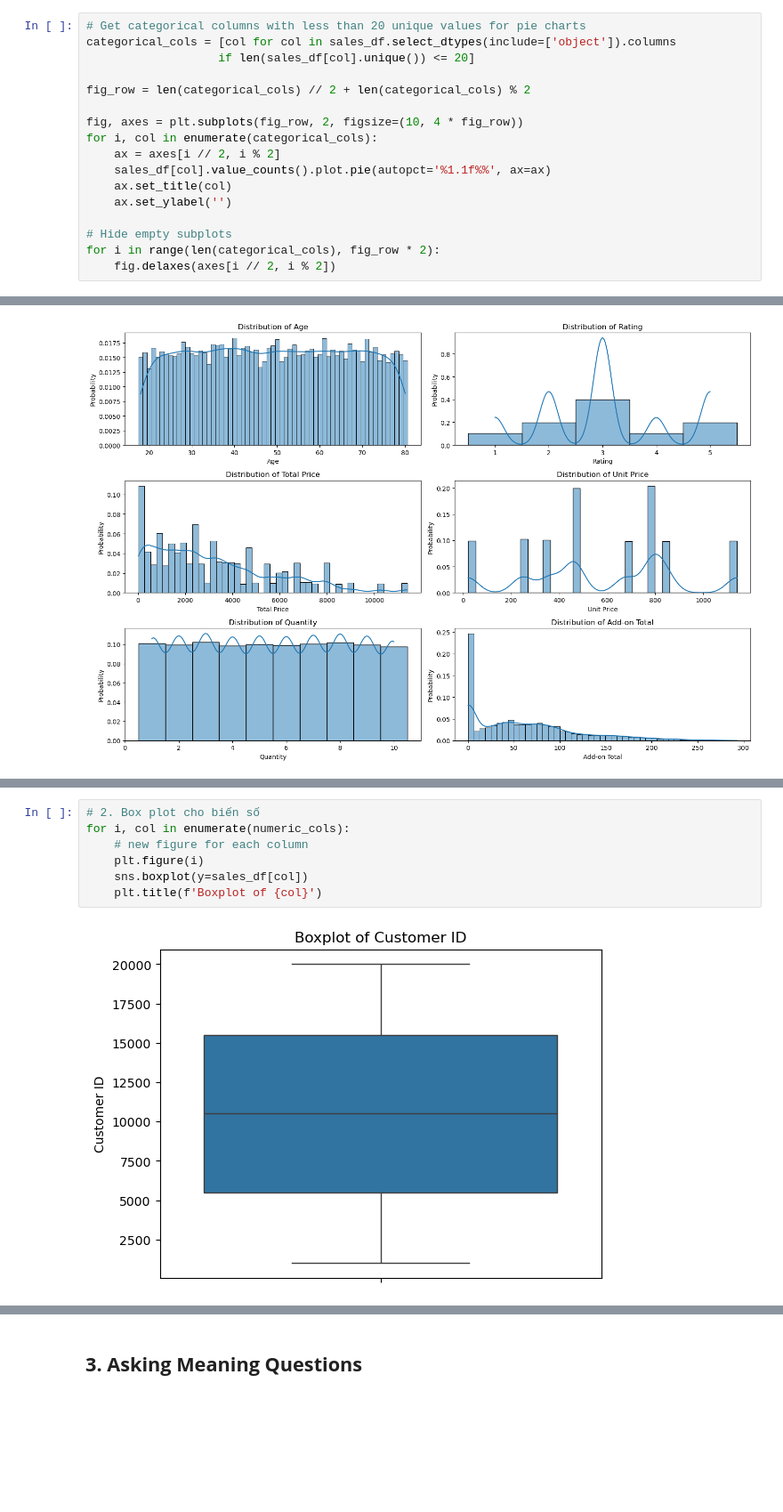
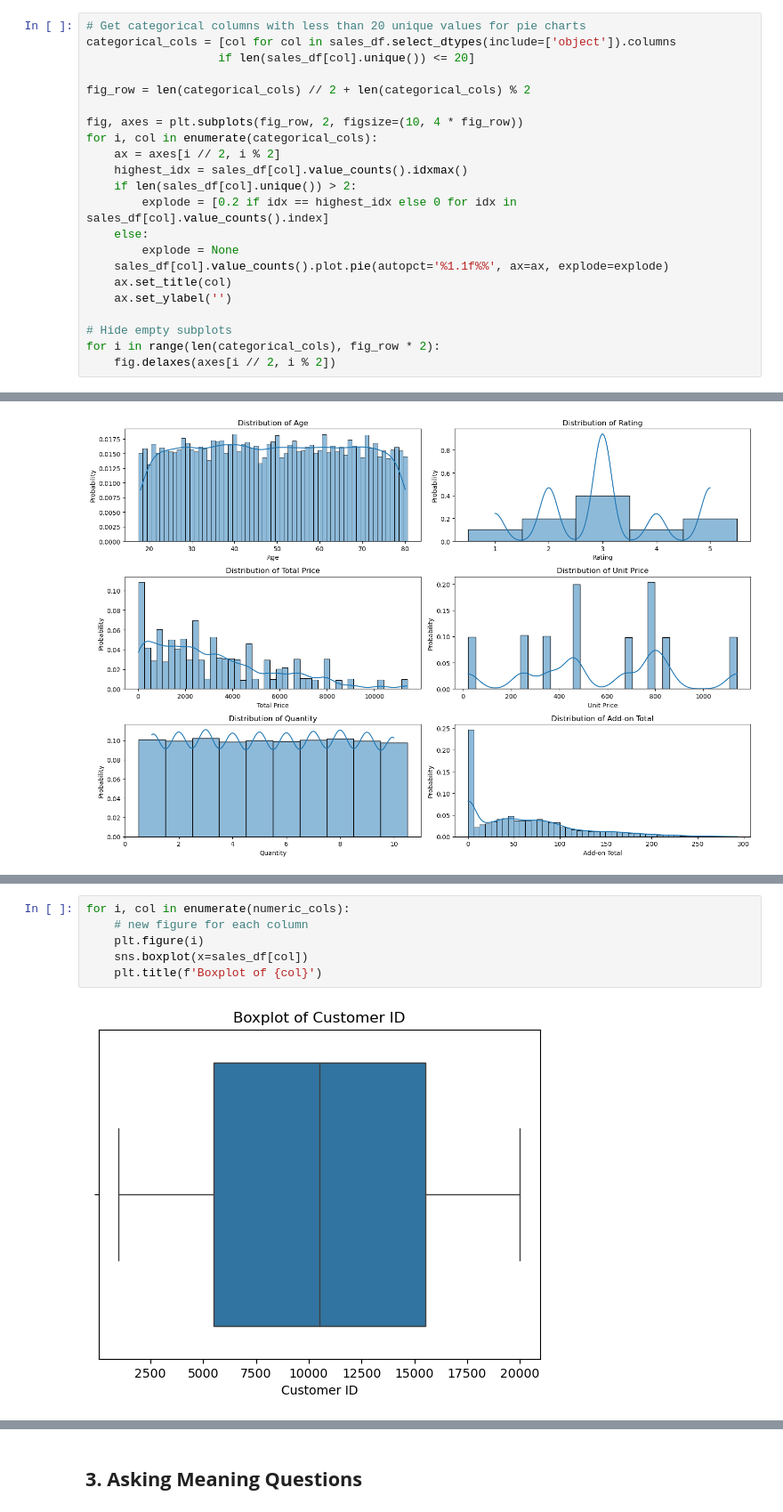
Before and after one commit to LtnLinh/CSC17104-Programming-for-Data-Science, a Jupyter notebook: Notebook.ipynb, the cells around one changed output, grey strips where cells are left out. Shown at 89% size. Drawn from its saved outputs; the diff is of its cells as text; blank space fills up the shorter version.

```diff
--- a/Notebook.ipynb
+++ b/Notebook.ipynb
@@ -151,18 +182,23 @@ Name: Add-ons Purchased, Length: 75, dtype: int64
 # %%
 # Get categorical columns with less than 20 unique values for pie charts
 categorical_cols = [col for col in sales_df.select_dtypes(include=['object']).columns
-				   if len(sales_df[col].unique()) <= 20]
+                   if len(sales_df[col].unique()) <= 20]
 
 fig_row = len(categorical_cols) // 2 + len(categorical_cols) % 2
 
 fig, axes = plt.subplots(fig_row, 2, figsize=(10, 4 * fig_row))
 for i, col in enumerate(categorical_cols):
-	ax = axes[i // 2, i % 2]
-	sales_df[col].value_counts().plot.pie(autopct='%1.1f%%', ax=ax)
-	ax.set_title(col)
-	ax.set_ylabel('')
+    ax = axes[i // 2, i % 2]
+    highest_idx = sales_df[col].value_counts().idxmax()
+    if len(sales_df[col].unique()) > 2:
+        explode = [0.2 if idx == highest_idx else 0 for idx in sales_df[col].value_counts().index]
+    else:
+        explode = None
+    sales_df[col].value_counts().plot.pie(autopct='%1.1f%%', ax=ax, explode=explode)
+    ax.set_title(col)
+    ax.set_ylabel('')
 
 # Hide empty subplots
 for i in range(len(categorical_cols), fig_row * 2):
-	fig.delaxes(axes[i // 2, i % 2])
+    fig.delaxes(axes[i // 2, i % 2])
 # %% [output]
@@ -224,9 +267,8 @@ plt.show()
 # %%
-# 2. Box plot cho biến số
 for i, col in enumerate(numeric_cols):
 	# new figure for each column
 	plt.figure(i)
-	sns.boxplot(y=sales_df[col])
+	sns.boxplot(x=sales_df[col])
 	plt.title(f'Boxplot of {col}')
 # %% [output]
-[figure, old version]
+[figure, new version]
```
Also changed, not shown: parts of 8 cells of this notebook.
